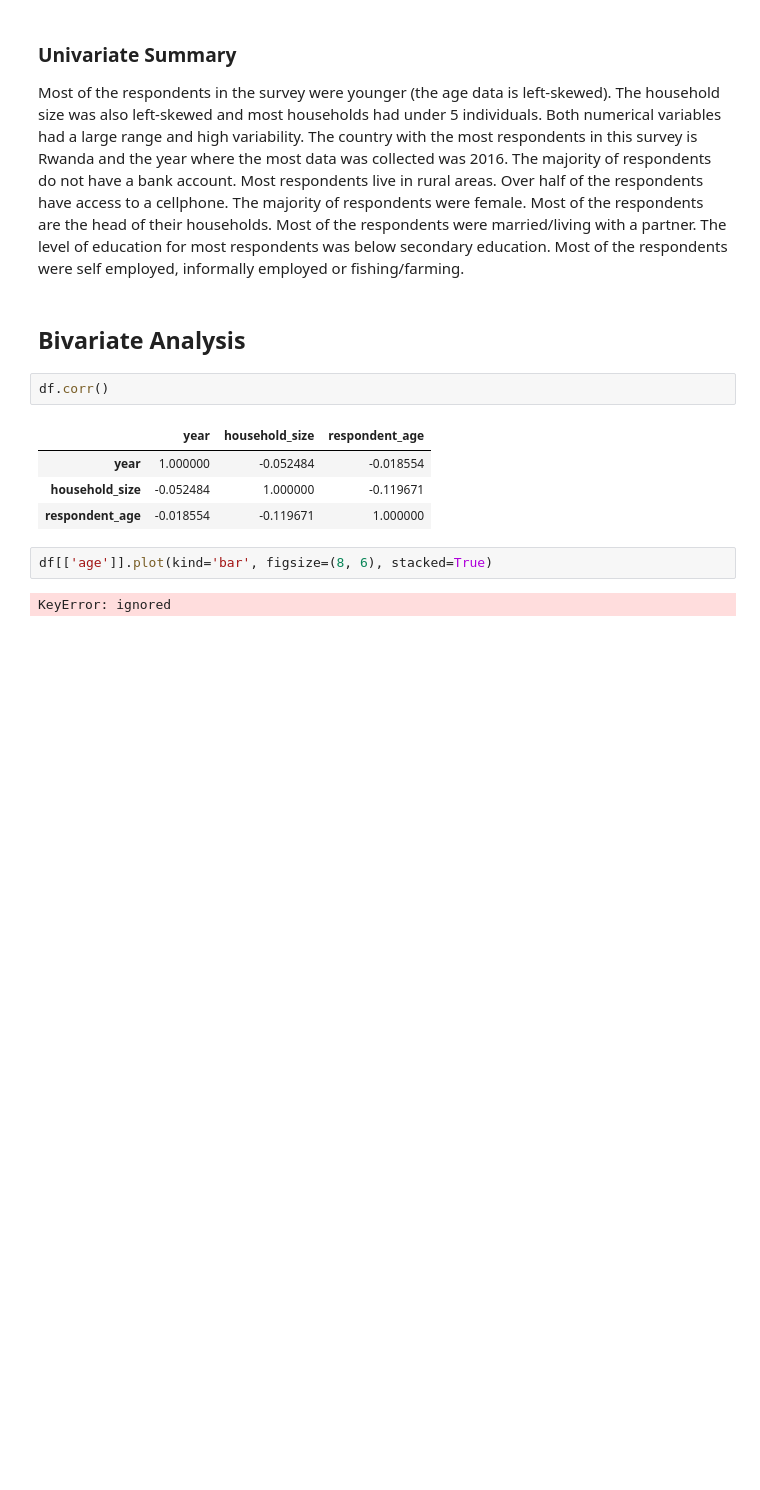
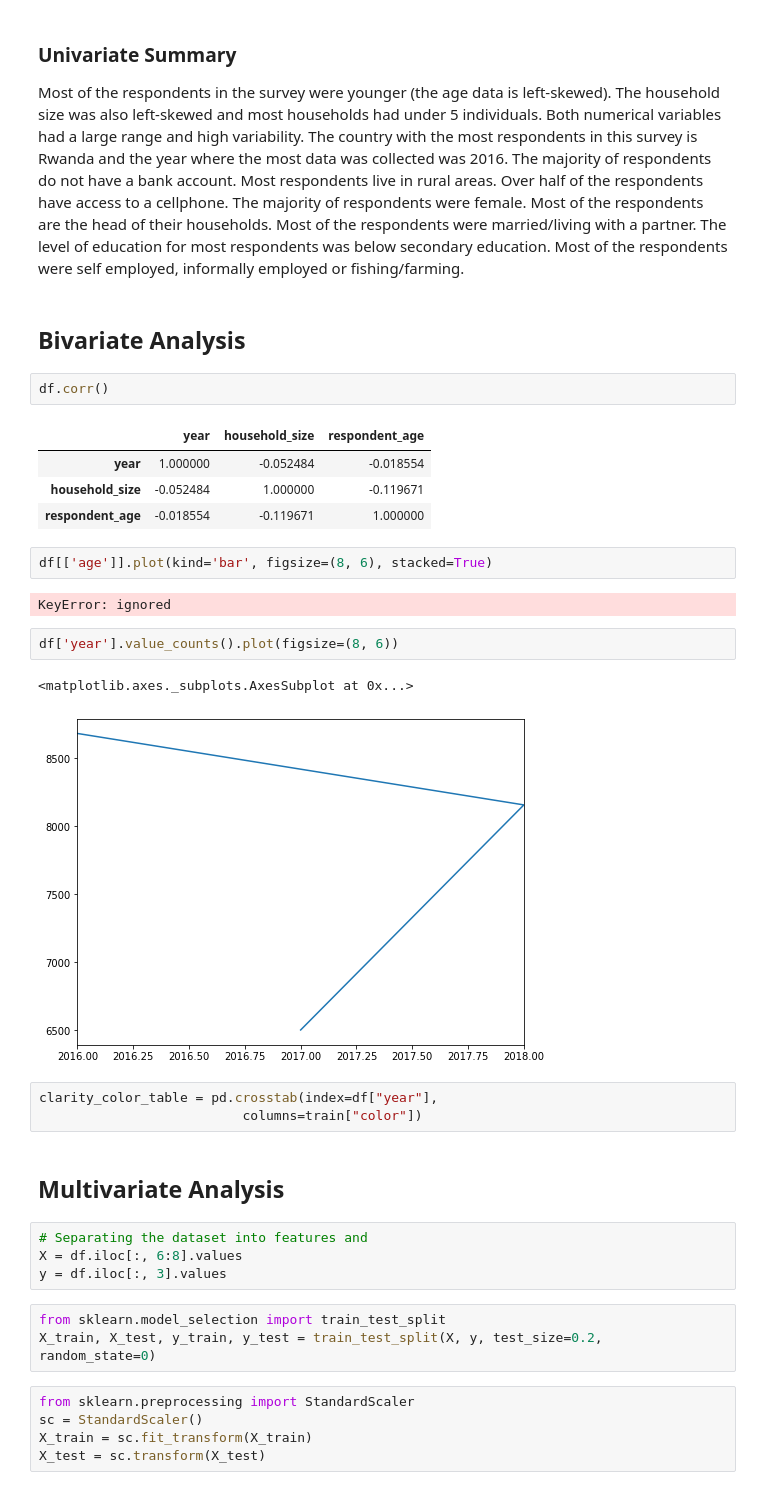
Before and after one commit to mmalinda/DS-Core, a Jupyter notebook: Moringa_Data_Science_Core_W2_Independent_Project_2019_12_MMalinda.ipynb, the cells around one changed output. Drawn from its saved outputs; the diff is of its cells as text; blank space fills up the shorter version.

```diff
--- a/Moringa_Data_Science_Core_W2_Independent_Project_2019_12_MMalinda.ipynb
+++ b/Moringa_Data_Science_Core_W2_Independent_Project_2019_12_MMalinda.ipynb
@@ -309,3 +311,25 @@ df.corr()
 df[['age']].plot(kind='bar', figsize=(8, 6), stacked=True)
 # %% [output]
 KeyError: ignored
+# %%
+df['year'].value_counts().plot(figsize=(8, 6))
+# %% [output]
+<matplotlib.axes._subplots.AxesSubplot at 0x...>
+[figure, added]
+# %%
+clarity_color_table = pd.crosstab(index=df["year"],
+                          columns=train["color"])
+# %% [markdown]
+## Multivariate Analysis
+# %%
+# Separating the dataset into features and
+X = df.iloc[:, 6:8].values
+y = df.iloc[:, 3].values
+# %%
+from sklearn.model_selection import train_test_split
+X_train, X_test, y_train, y_test = train_test_split(X, y, test_size=0.2, random_state=0)
+# %%
+from sklearn.preprocessing import StandardScaler
+sc = StandardScaler()
+X_train = sc.fit_transform(X_train)
+X_test = sc.transform(X_test)
```
Also changed, not shown: parts of 5 cells of this notebook.
